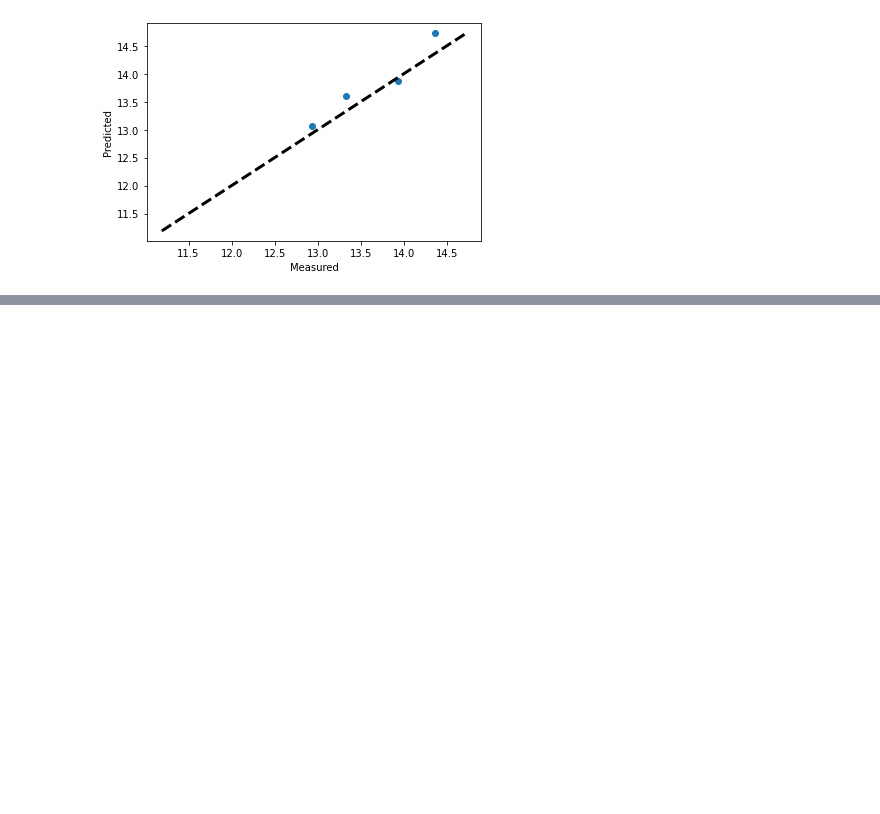
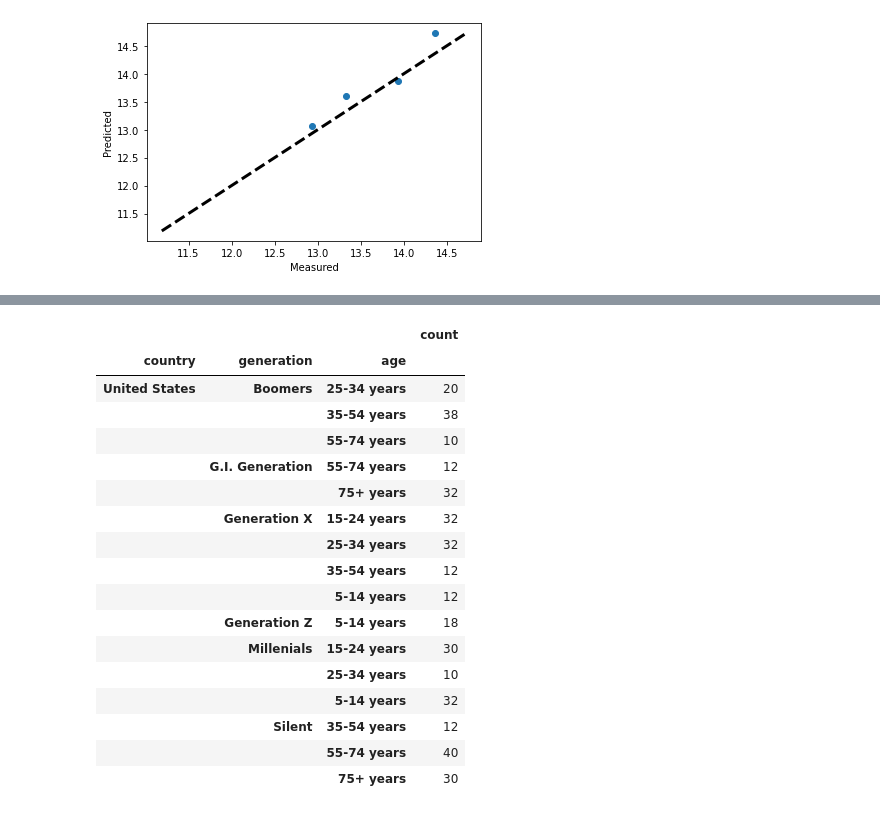
Before and after one commit to mguner-data/Global_Suicide_Data_Analysis, a Jupyter notebook: shanker_project_1.ipynb, the cells around one changed output, grey strips where cells are left out. Cells and saved outputs as stored; diff of their text form; code cells hidden in the pictures; blank space fills up the shorter version.

```diff
--- a/shanker_project_1.ipynb
+++ b/shanker_project_1.ipynb
@@ -970,0 +979,23 @@ plt.show()
+# %%
+world_suicide_data_usa = world_suicide_data.loc[world_suicide_data['country'] == "United States"]
+qc_data_gen_age_v2 = world_suicide_data_usa.groupby(['country','generation','age'])['sex'].agg(['count'])
+qc_data_gen_age_v2.head(20)
+# %% [output]
+|  |  |  | count |
+| country | generation | age |  |
+| United States | Boomers | 25-34 years | 20 |
+|  |  | 35-54 years | 38 |
+|  |  | 55-74 years | 10 |
+|  | G.I. Generation | 55-74 years | 12 |
+|  |  | 75+ years | 32 |
+|  | Generation X | 15-24 years | 32 |
+|  |  | 25-34 years | 32 |
+|  |  | 35-54 years | 12 |
+|  |  | 5-14 years | 12 |
+|  | Generation Z | 5-14 years | 18 |
+|  | Millenials | 15-24 years | 30 |
+|  |  | 25-34 years | 10 |
+|  |  | 5-14 years | 32 |
+|  | Silent | 35-54 years | 12 |
+|  |  | 55-74 years | 40 |
+|  |  | 75+ years | 30 |
```
Also changed, not shown: parts of 14 cells of this notebook, 1 other file.
